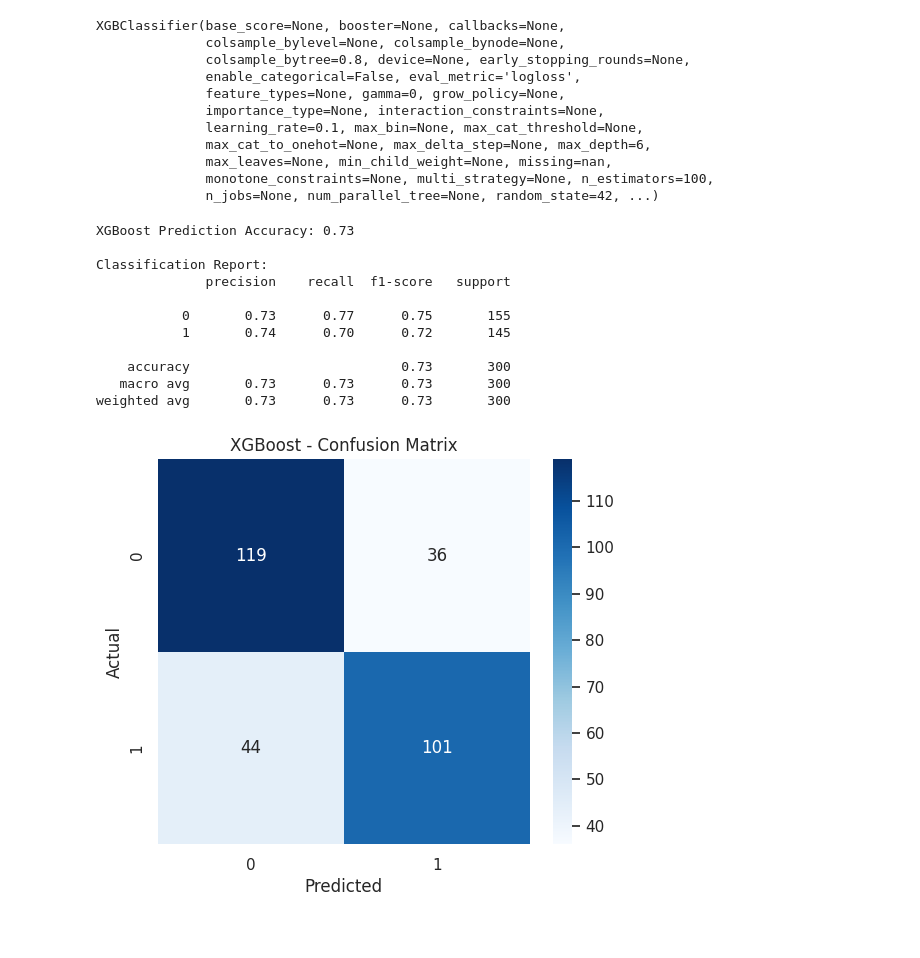
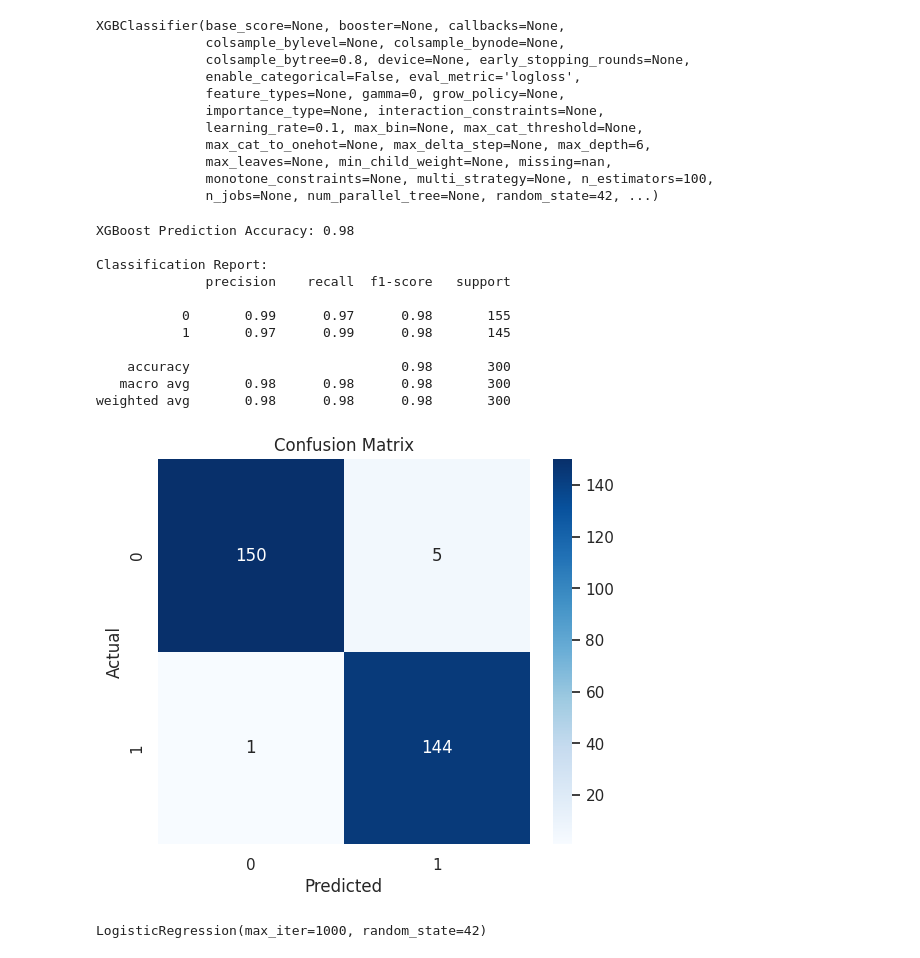
Before and after one commit to Aniket7773/CreditCardFraud, a Jupyter notebook: Credit_Card_Fraud_Detection.ipynb, the cells around one changed output. Saved outputs shown, nothing was run; the diff lists cells and outputs as text; code cells hidden in the pictures.

```diff
--- a/Credit_Card_Fraud_Detection.ipynb
+++ b/Credit_Card_Fraud_Detection.ipynb
@@ -75,23 +139,22 @@ dtype: int64
+# %%
+# Binary target based on median credit amount
+median_credit = df['Credit amount'].median()
+df['HighCredit'] = (df['Credit amount'] > median_credit).astype(int)
+
+# New Feature: Credit-per-Month
+df['Credit_per_Month'] = df['Credit amount'] / df['Duration']
+df['Credit_per_Month'].replace([np.inf, -np.inf], 0, inplace=True)
+df['Credit_per_Month'] = df['Credit_per_Month'].fillna(0)
 # %%
-# Convert to category
-categorical_columns = ['Sex', 'Housing', 'Saving accounts', 'Checking account', 'Purpose']
-for col in categorical_columns:
-    if col in df.columns:
-        df[col] = df[col].astype('category')
-
-# Feature engineering
-median_credit = df['Credit amount'].median()
-df['HighCredit'] = (df['Credit amount'] > median_credit).astype(int)
-
-# Prepare features & target
-features = ['Age', 'Job', 'Duration', 'Sex', 'Housing', 'Saving accounts', 'Checking account', 'Purpose']
+features = ['Age', 'Job', 'Duration', 'Credit_per_Month', 'Sex', 'Housing',
+            'Saving accounts', 'Checking account', 'Purpose']
 X = df[features]
 y = df['HighCredit']
 
-# One-hot encode
+# One-hot encoding
 X = pd.get_dummies(X, drop_first=True)
 
-# Train-test split
+# Split into training and testing sets
 X_train, X_test, y_train, y_test = train_test_split(X, y, test_size=0.3, random_state=42)
 # %%
 model_xgb = xgb.XGBClassifier(
@@ -124,35 +186,48 @@ XGBClassifier(base_score=None, booster=None, callbacks=None,
               monotone_constraints=None, multi_strategy=None, n_estimators=100,
               n_jobs=None, num_parallel_tree=None, random_state=42, ...)
 # %%
-# Predict
 y_pred = model_xgb.predict(X_test)
 
-# Accuracy
 accuracy = accuracy_score(y_test, y_pred)
-print(f'XGBoost Prediction Accuracy: {accuracy:.2f}')
+print(f'\nXGBoost Prediction Accuracy: {accuracy:.2f}')
 
-# Classification report
 print('\nClassification Report:')
 print(classification_report(y_test, y_pred))
 
 # Confusion matrix
 cm = confusion_matrix(y_test, y_pred)
 plt.figure(figsize=(6, 5))
 sns.heatmap(cm, annot=True, fmt='d', cmap='Blues')
-plt.title('XGBoost - Confusion Matrix')
+plt.title('Confusion Matrix')
 plt.ylabel('Actual')
 plt.xlabel('Predicted')
 plt.show()
 # %% [output]
-XGBoost Prediction Accuracy: 0.73
+XGBoost Prediction Accuracy: 0.98
 
 Classification Report:
               precision    recall  f1-score   support
 
-           0       0.73      0.77      0.75       155
-           1       0.74      0.70      0.72       145
+           0       0.99      0.97      0.98       155
+           1       0.97      0.99      0.98       145
 
-    accuracy                           0.73       300
-   macro avg       0.73      0.73      0.73       300
-weighted avg       0.73      0.73      0.73       300
+    accuracy                           0.98       300
+   macro avg       0.98      0.98      0.98       300
+weighted avg       0.98      0.98      0.98       300
-[figure, old version]
+[figure, new version]
+# %%
+from sklearn.linear_model import LogisticRegression
+
+# Initialize Logistic Regression model
+model_logreg = LogisticRegression(
+    penalty='l2',            # L2 regularization
+    C=1.0,                   # Inverse of regularization strength
+    solver='lbfgs',          # Optimization algorithm
+    max_iter=1000,           # Maximum number of iterations
+    random_state=42          # Ensures reproducibility
+)
+
+# Train the model
+model_logreg.fit(X_train, y_train)
+# %% [output]
+LogisticRegression(max_iter=1000, random_state=42)
```
Also changed, not shown: parts of 13 cells of this notebook.
